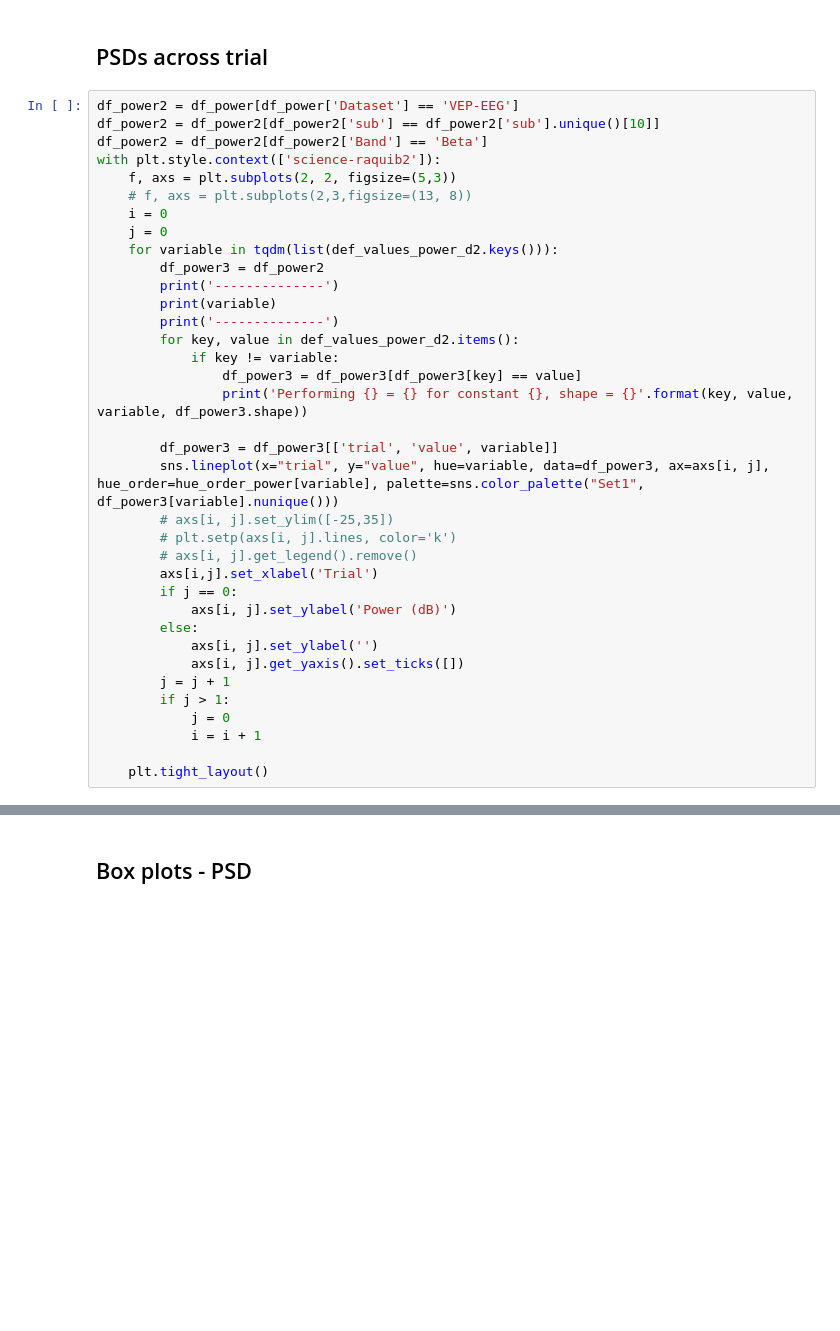
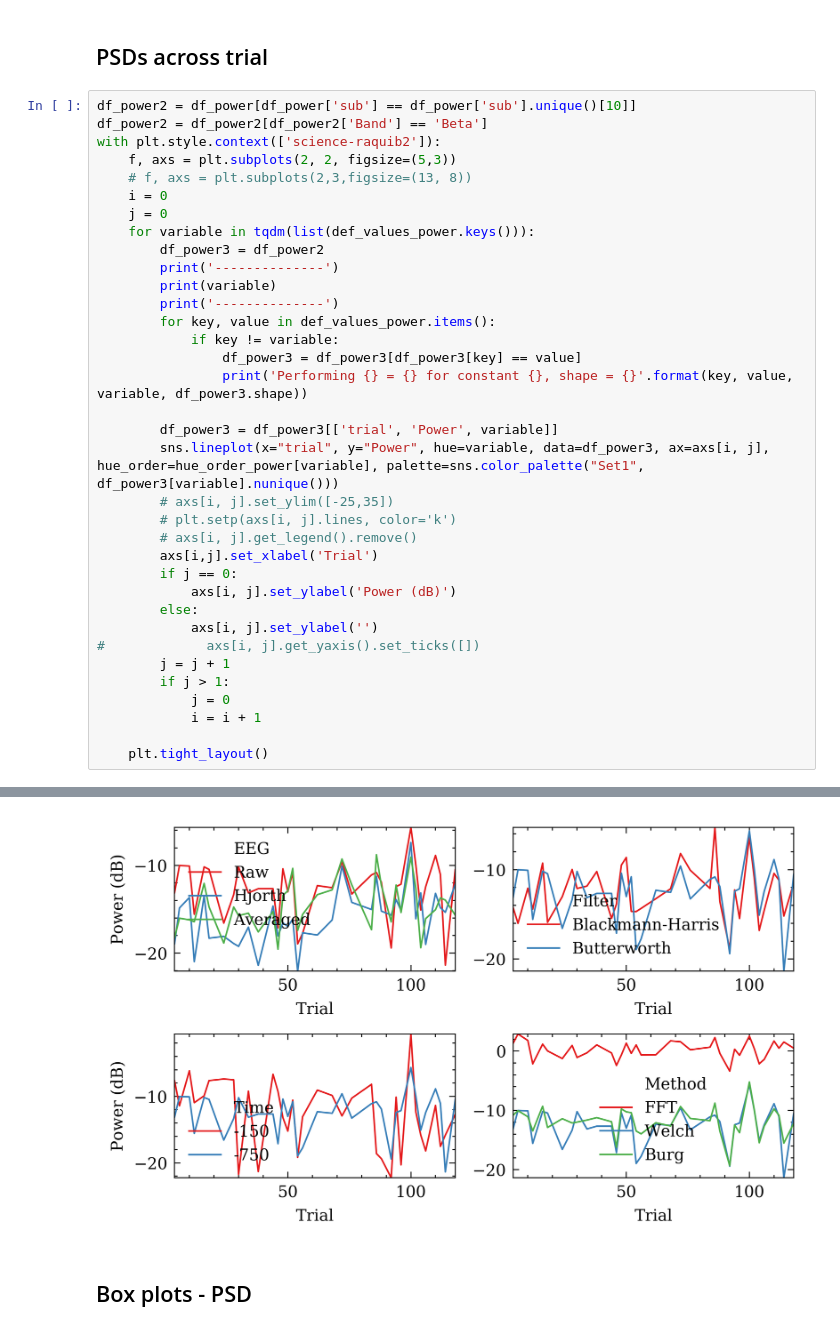
Before and after one commit to alamkanak/EEG-Correlation, a Jupyter notebook: 168-d2-plot.ipynb, the cells around one changed output, grey strips where cells are left out. Saved outputs shown, nothing was run; the diff lists cells and outputs as text; blank space fills up the shorter version.

```diff
--- a/168-d2-plot.ipynb
+++ b/168-d2-plot.ipynb
@@ -89,26 +94,25 @@ def_values_phase_d2 = {
 # %% [markdown]
 ## PSDs across trial
 # %%
-df_power2 = df_power[df_power['Dataset'] == 'VEP-EEG']
-df_power2 = df_power2[df_power2['sub'] == df_power2['sub'].unique()[10]]
+df_power2 = df_power[df_power['sub'] == df_power['sub'].unique()[10]]
 df_power2 = df_power2[df_power2['Band'] == 'Beta']
 with plt.style.context(['science-raquib2']):
     f, axs = plt.subplots(2, 2, figsize=(5,3))
     # f, axs = plt.subplots(2,3,figsize=(13, 8))
     i = 0
     j = 0
-    for variable in tqdm(list(def_values_power_d2.keys())):
+    for variable in tqdm(list(def_values_power.keys())):
         df_power3 = df_power2
         print('--------------')
         print(variable)
         print('--------------')
-        for key, value in def_values_power_d2.items():
+        for key, value in def_values_power.items():
             if key != variable:
                 df_power3 = df_power3[df_power3[key] == value]
                 print('Performing {} = {} for constant {}, shape = {}'.format(key, value, variable, df_power3.shape))
 
-        df_power3 = df_power3[['trial', 'value', variable]]
-        sns.lineplot(x="trial", y="value", hue=variable, data=df_power3, ax=axs[i, j], hue_order=hue_order_power[variable], palette=sns.color_palette("Set1", df_power3[variable].nunique()))
+        df_power3 = df_power3[['trial', 'Power', variable]]
+        sns.lineplot(x="trial", y="Power", hue=variable, data=df_power3, ax=axs[i, j], hue_order=hue_order_power[variable], palette=sns.color_palette("Set1", df_power3[variable].nunique()))
         # axs[i, j].set_ylim([-25,35])
         # plt.setp(axs[i, j].lines, color='k')
         # axs[i, j].get_legend().remove()
@@ -117,10 +121,11 @@ with plt.style.context(['science-raquib2']):
             axs[i, j].set_ylabel('Power (dB)')
         else:
             axs[i, j].set_ylabel('')
-            axs[i, j].get_yaxis().set_ticks([])
+#             axs[i, j].get_yaxis().set_ticks([])
         j = j + 1
         if j > 1:
             j = 0
             i = i + 1
 
     plt.tight_layout()
+# %% [output]
@@ -127,3 +149,4 @@ with plt.style.context(['science-raquib2']):
+[figure, added]
 # %% [markdown]
 ## Box plots - PSD
 # %%
```
Also changed, not shown: parts of 6 cells of this notebook, 4 other files.
